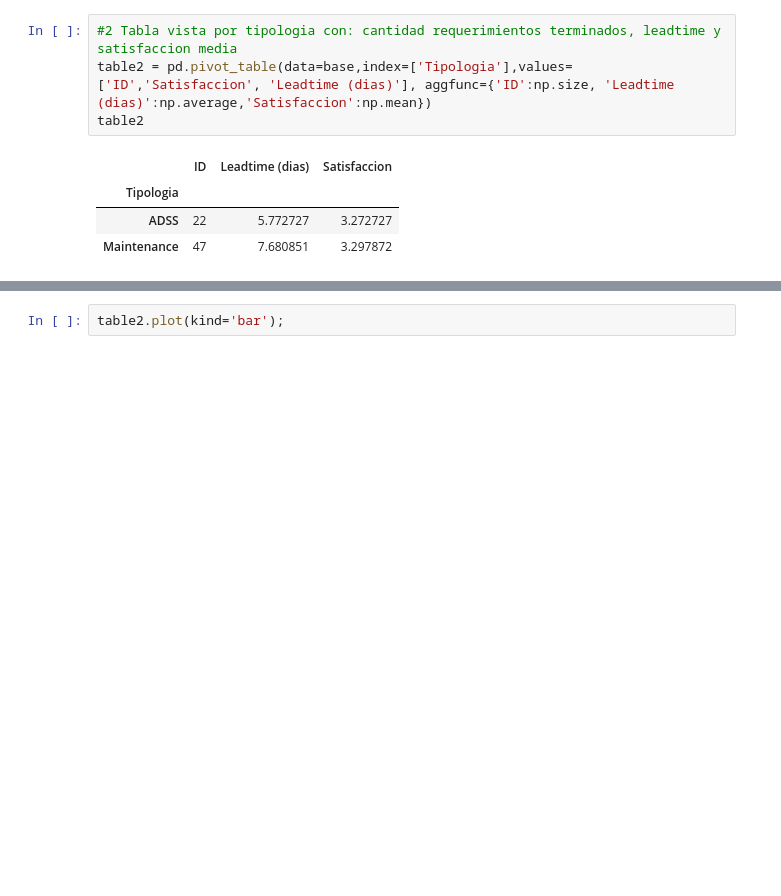
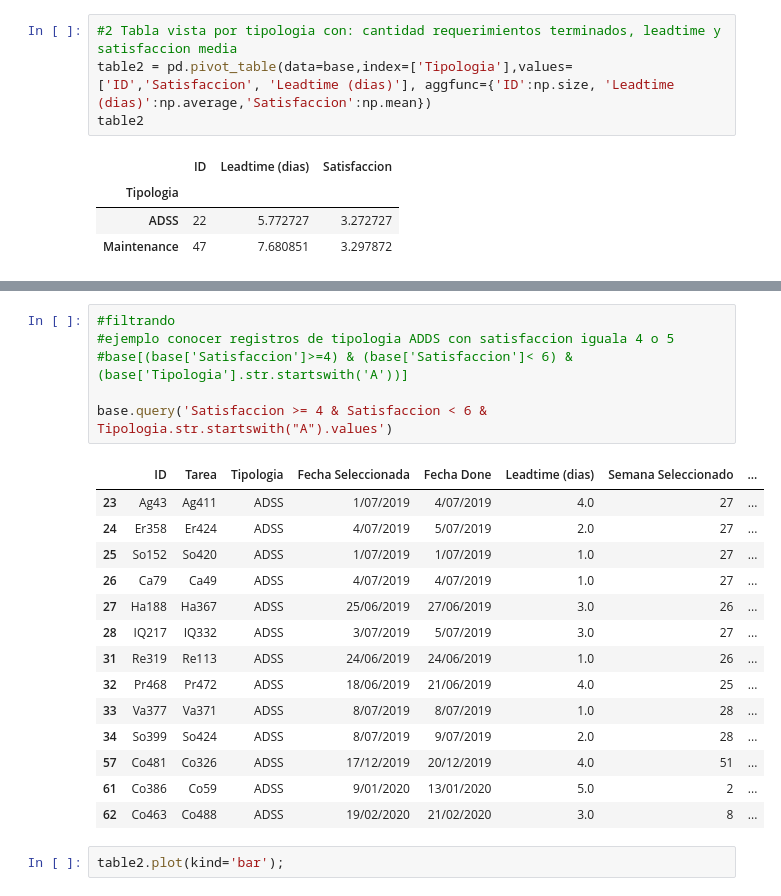
Before and after one commit to robertomoragad/Estadistica, a Jupyter notebook: Analiticas_Agiles_Kanban_en_pandas.ipynb, the cells around one changed output, grey strips where cells are left out. Cells and saved outputs as stored; diff of their text form; blank space fills up the shorter version.

```diff
--- a/Analiticas_Agiles_Kanban_en_pandas.ipynb
+++ b/Analiticas_Agiles_Kanban_en_pandas.ipynb
@@ -44,3 +54,24 @@ table2
+# %%
+#filtrando
+#ejemplo conocer registros de tipologia ADDS con satisfaccion iguala 4 o 5
+#base[(base['Satisfaccion']>=4) & (base['Satisfaccion']< 6) & (base['Tipologia'].str.startswith('A'))]
+
+base.query('Satisfaccion >= 4 & Satisfaccion < 6 & Tipologia.str.startswith("A").values')
+# %% [output]
+|  | ID | Tarea | Tipologia | Fecha Seleccionada | Fecha Done | Leadtime (dias) | Semana Seleccionado | ... |
+| 23 | Ag43 | Ag411 | ADSS | 1/07/2019 | 4/07/2019 | 4.0 | 27 | ... |
+| 24 | Er358 | Er424 | ADSS | 4/07/2019 | 5/07/2019 | 2.0 | 27 | ... |
+| 25 | So152 | So420 | ADSS | 1/07/2019 | 1/07/2019 | 1.0 | 27 | ... |
+| 26 | Ca79 | Ca49 | ADSS | 4/07/2019 | 4/07/2019 | 1.0 | 27 | ... |
+| 27 | Ha188 | Ha367 | ADSS | 25/06/2019 | 27/06/2019 | 3.0 | 26 | ... |
+| 28 | IQ217 | IQ332 | ADSS | 3/07/2019 | 5/07/2019 | 3.0 | 27 | ... |
+| 31 | Re319 | Re113 | ADSS | 24/06/2019 | 24/06/2019 | 1.0 | 26 | ... |
+| 32 | Pr468 | Pr472 | ADSS | 18/06/2019 | 21/06/2019 | 4.0 | 25 | ... |
+| 33 | Va377 | Va371 | ADSS | 8/07/2019 | 8/07/2019 | 1.0 | 28 | ... |
+| 34 | So399 | So424 | ADSS | 8/07/2019 | 9/07/2019 | 2.0 | 28 | ... |
+| 57 | Co481 | Co326 | ADSS | 17/12/2019 | 20/12/2019 | 4.0 | 51 | ... |
+| 61 | Co386 | Co59 | ADSS | 9/01/2020 | 13/01/2020 | 5.0 | 2 | ... |
+| 62 | Co463 | Co488 | ADSS | 19/02/2020 | 21/02/2020 | 3.0 | 8 | ... |
 # %%
 table2.plot(kind='bar');
 # %% [output]
```
Also changed, not shown: parts of 3 cells of this notebook.
